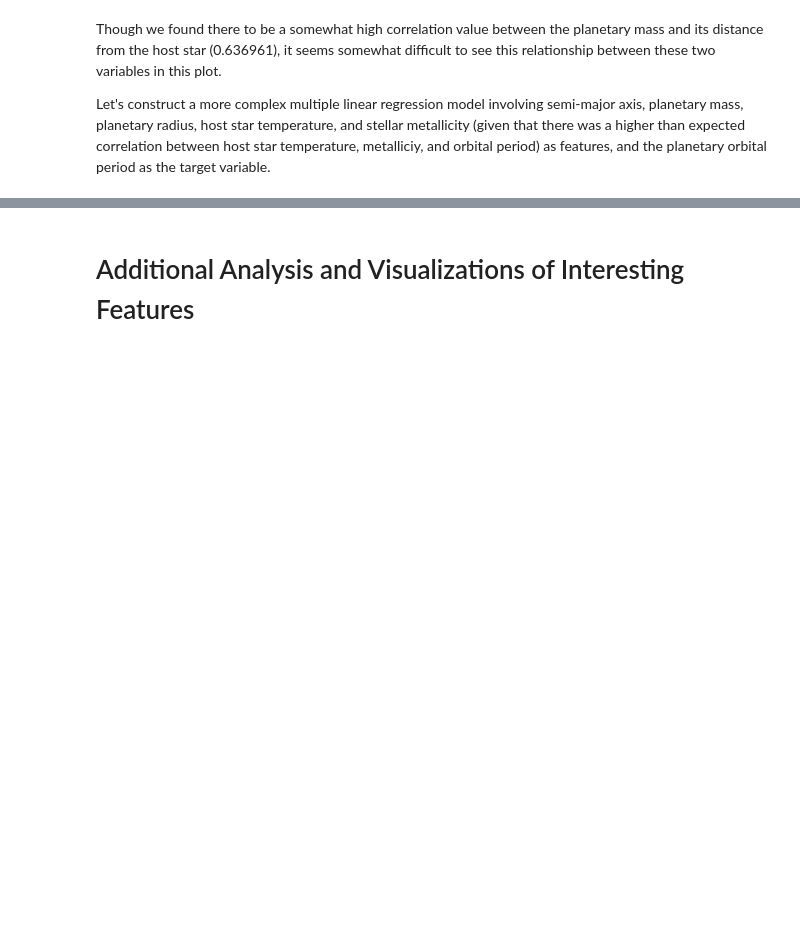
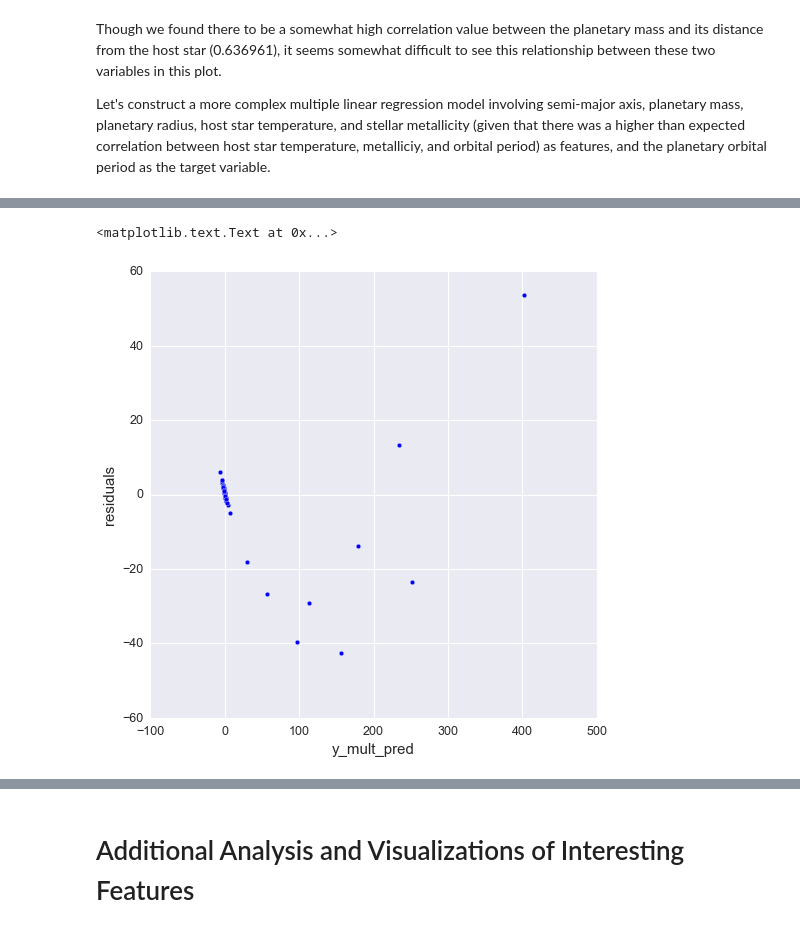
Before and after one commit to markyashar/sf16_ids1_project, a Jupyter notebook: exoplanet_exploration1.ipynb, the cells around one changed output, grey strips where cells are left out. Saved outputs shown, nothing was run; the diff lists cells and outputs as text; code cells hidden in the pictures; blank space fills up the shorter version.

```diff
--- a/exoplanet_exploration1.ipynb
+++ b/exoplanet_exploration1.ipynb
@@ -447,0 +505,9 @@ ValueError: Found arrays with inconsistent numbers of samples: [ 332 3341]
+# %%
+residuals = y_mult - y_mult_pred
+plt.figure(figsize=(8, 8))
+plt.scatter(y_mult_pred,residuals)
+plt.xlabel('y_mult_pred',fontsize=15)
+plt.ylabel('residuals', fontsize=15)
+# %% [output]
+<matplotlib.text.Text at 0x...>
+[figure, added]
```
Also changed, not shown: parts of 8 cells of this notebook.
